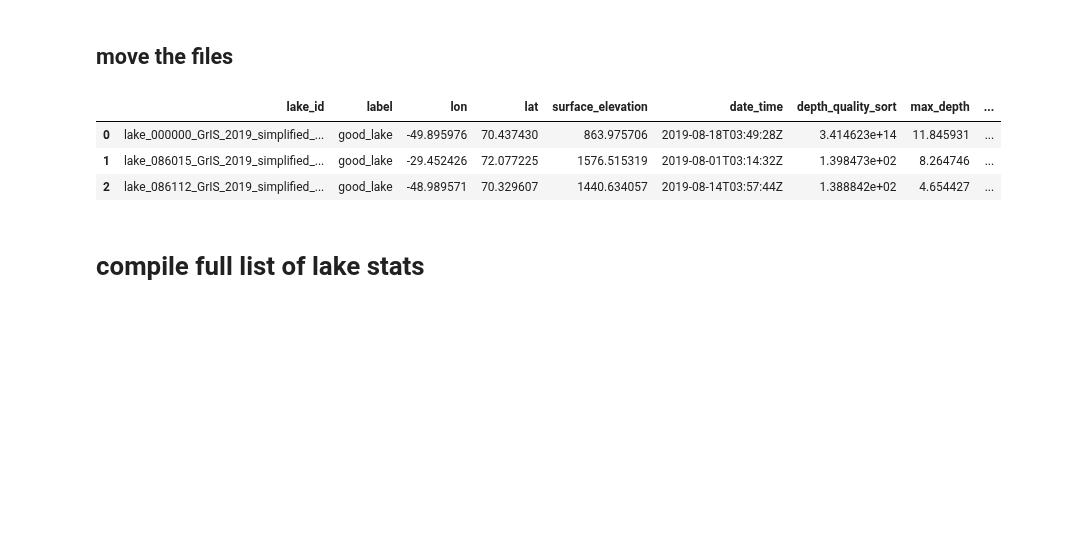
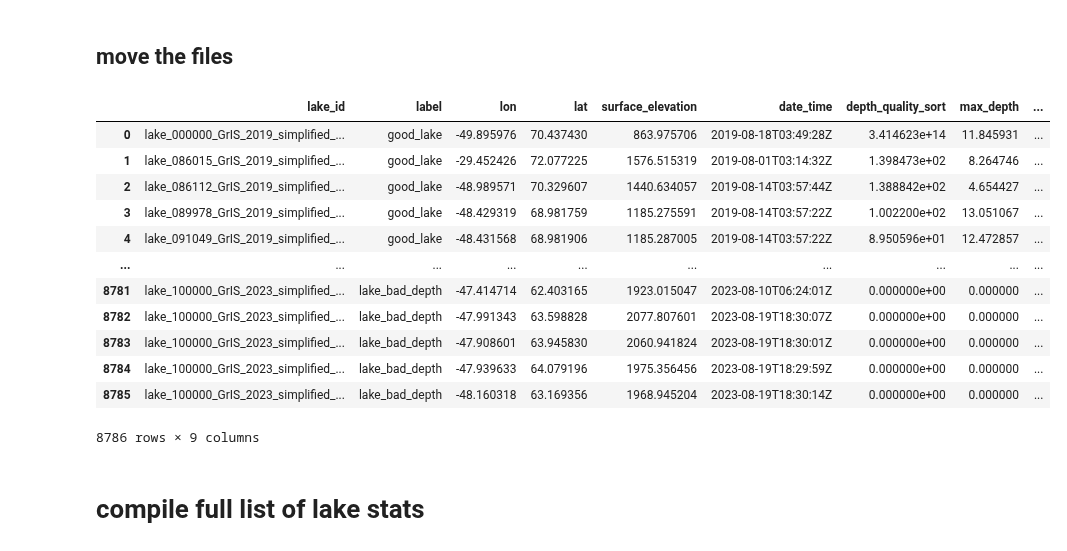
Before and after one commit to fliphilipp/GlacierLakeDetectionICESat2, a Jupyter notebook: GLD3-GrIS-0-compile-lake-info.ipynb, the cells around one changed output. Cells and saved outputs as stored; diff of their text form; code cells hidden in the pictures; blank space fills up the shorter version.

```diff
--- a/GLD3-GrIS-0-compile-lake-info.ipynb
+++ b/GLD3-GrIS-0-compile-lake-info.ipynb
@@ -269,12 +271,21 @@ fig.tight_layout()
 #         print('%s - details image does not exist: %s' % (idx,fc))
 # %%
 df_files = df_labels[df_labels.label != 'bad_no_lake']
-df_files.head(3)
+df_files
 # %% [output]
 |  | lake_id | label | lon | lat | surface_elevation | date_time | depth_quality_sort | max_depth | ... |
 | 0 | lake_000000_GrIS_2019_simplified_... | good_lake | -49.895976 | 70.437430 | 863.975706 | 2019-08-18T03:49:28Z | 3.414623e+14 | 11.845931 | ... |
 | 1 | lake_086015_GrIS_2019_simplified_... | good_lake | -29.452426 | 72.077225 | 1576.515319 | 2019-08-01T03:14:32Z | 1.398473e+02 | 8.264746 | ... |
 | 2 | lake_086112_GrIS_2019_simplified_... | good_lake | -48.989571 | 70.329607 | 1440.634057 | 2019-08-14T03:57:44Z | 1.388842e+02 | 4.654427 | ... |
+| 3 | lake_089978_GrIS_2019_simplified_... | good_lake | -48.429319 | 68.981759 | 1185.275591 | 2019-08-14T03:57:22Z | 1.002200e+02 | 13.051067 | ... |
+| 4 | lake_091049_GrIS_2019_simplified_... | good_lake | -48.431568 | 68.981906 | 1185.287005 | 2019-08-14T03:57:22Z | 8.950596e+01 | 12.472857 | ... |
+| ... | ... | ... | ... | ... | ... | ... | ... | ... | ... |
+| 8781 | lake_100000_GrIS_2023_simplified_... | lake_bad_depth | -47.414714 | 62.403165 | 1923.015047 | 2023-08-10T06:24:01Z | 0.000000e+00 | 0.000000 | ... |
+| 8782 | lake_100000_GrIS_2023_simplified_... | lake_bad_depth | -47.991343 | 63.598828 | 2077.807601 | 2023-08-19T18:30:07Z | 0.000000e+00 | 0.000000 | ... |
+| 8783 | lake_100000_GrIS_2023_simplified_... | lake_bad_depth | -47.908601 | 63.945830 | 2060.941824 | 2023-08-19T18:30:01Z | 0.000000e+00 | 0.000000 | ... |
+| 8784 | lake_100000_GrIS_2023_simplified_... | lake_bad_depth | -47.939633 | 64.079196 | 1975.356456 | 2023-08-19T18:29:59Z | 0.000000e+00 | 0.000000 | ... |
+| 8785 | lake_100000_GrIS_2023_simplified_... | lake_bad_depth | -48.160318 | 63.169356 | 1968.945204 | 2023-08-19T18:30:14Z | 0.000000e+00 | 0.000000 | ... |
+8786 rows × 9 columns
 # %% [markdown]
 # compile full list of lake stats
 # %%
```
Also changed, not shown: parts of 6 cells of this notebook, 56 other files.
